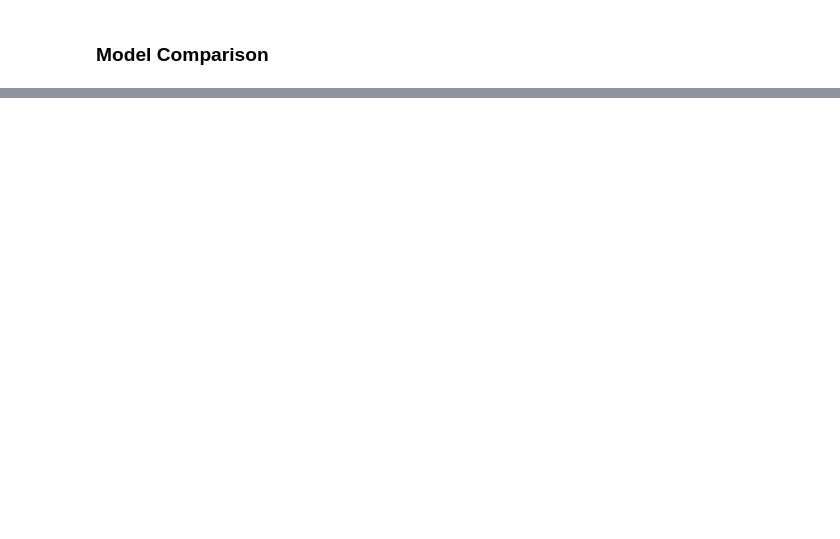
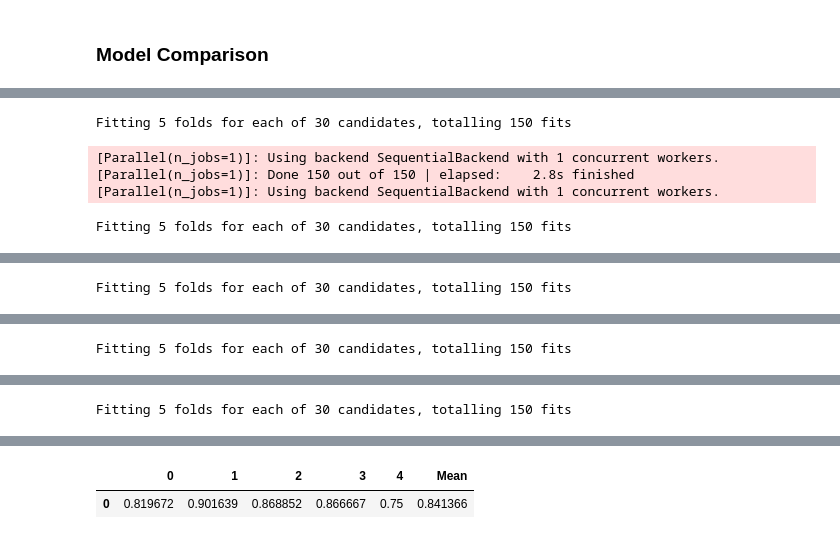
Before and after one commit to Homerm54/Heart-Disease-Predictor, a Jupyter notebook: Heart Disease Prediction Model.ipynb, the cells around one changed output, grey strips where cells are left out. Saved outputs shown, nothing was run; the diff lists cells and outputs as text; code cells hidden in the pictures; blank space fills up the shorter version.

```diff
--- a/Heart Disease Prediction Model.ipynb
+++ b/Heart Disease Prediction Model.ipynb
@@ -711,0 +857,11 @@ The baseline models (without hyperparameter adjustment) Random forest and Logist
+# %%
+accuracy = pd.DataFrame(cross_val_score(grid_logistic_model, X, y,
+                                        verbose=False, scoring='accuracy')).T
+accuracy['Mean'] = np.mean(accuracy.T)
+accuracy
+# %% [output]
+Fitting 5 folds for each of 30 candidates, totalling 150 fits
+[Parallel(n_jobs=1)]: Using backend SequentialBackend with 1 concurrent workers.
+[Parallel(n_jobs=1)]: Done 150 out of 150 | elapsed:    2.8s finished
+[Parallel(n_jobs=1)]: Using backend SequentialBackend with 1 concurrent workers.
+Fitting 5 folds for each of 30 candidates, totalling 150 fits
@@ -711,0 +870 @@ The baseline models (without hyperparameter adjustment) Random forest and Logist
+Fitting 5 folds for each of 30 candidates, totalling 150 fits
@@ -711,0 +873 @@ The baseline models (without hyperparameter adjustment) Random forest and Logist
+Fitting 5 folds for each of 30 candidates, totalling 150 fits
@@ -711,0 +876 @@ The baseline models (without hyperparameter adjustment) Random forest and Logist
+Fitting 5 folds for each of 30 candidates, totalling 150 fits
@@ -711,0 +878,2 @@ The baseline models (without hyperparameter adjustment) Random forest and Logist
+|  | 0 | 1 | 2 | 3 | 4 | Mean |
+| 0 | 0.819672 | 0.901639 | 0.868852 | 0.866667 | 0.75 | 0.841366 |
```
Also changed, not shown: parts of 30 cells of this notebook.
